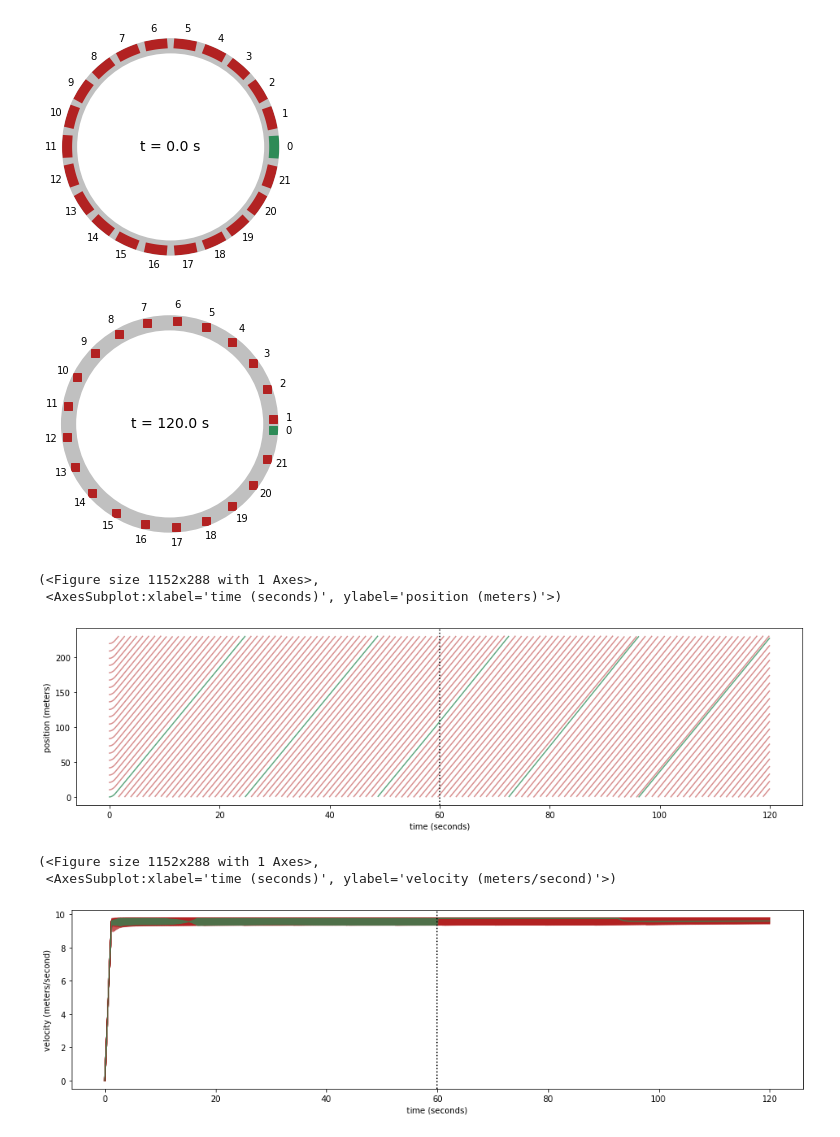
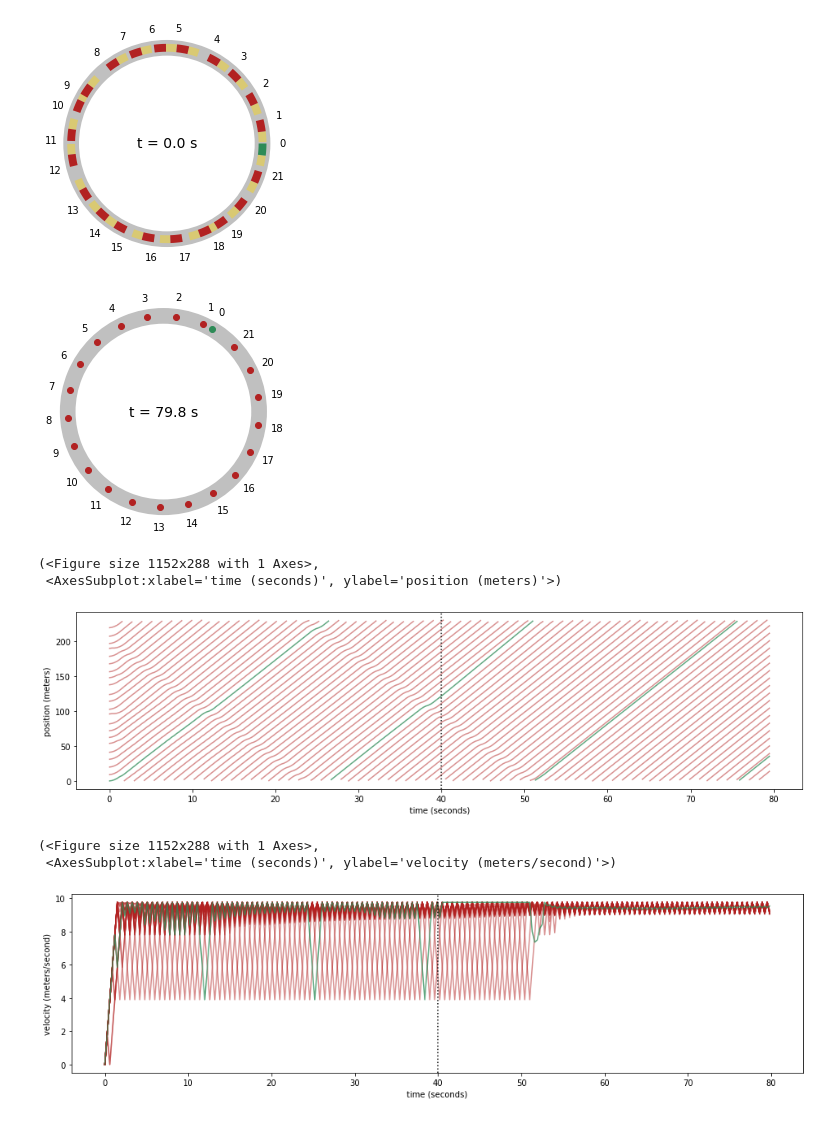
Before and after one commit to chickert/autonomous_vehicles, a Jupyter notebook: test1.ipynb, the cells around one changed output. Cells and saved outputs as stored; diff of their text form; code cells hidden in the pictures.

```diff
--- a/test1.ipynb
+++ b/test1.ipynb
@@ -14,11 +13,14 @@ import matplotlib.pyplot as plt
 # %%
 from structures import *
 # %%
+warnings.filterwarnings("ignore", category=UserWarning)
+
 env = RingRoad(
     num_vehicles = 22,
     ring_length = 230.0,
-    starting_noise = 0.50,
-    temporal_res = 0.1,
+    starting_noise = 4.0,
+    temporal_res = 0.3,
+    av_activate= 40,
     seed = 286,
 )
-env.run(steps=int(120/env.dt))
+env.run(steps=int(80/env.dt))
@@ -25,21 +45,21 @@ env.run(steps=int(120/env.dt))
 # %%
-fig,ax = env.visualize(step=0, draw_cars_to_scale=True, label_step=True, label_cars=True)
+fig,ax = env.visualize(step=0, draw_cars_to_scale=True, draw_safety_buffer=True, label_step=True, label_cars=True)
 # fig,ax = env.visualize(step=1, draw_cars_to_scale=False, label_cars=True)
 # fig,ax = env.visualize(step=2, draw_cars_to_scale=False, label_cars=True)
 fig,ax = env.visualize(draw_cars_to_scale=False)  # Defaults to latest state.
 plt.show()
 # %% [output]
-[figure, old version]
+[figure, new version]
-[figure, old version]
+[figure, new version]
 # %%
 env.plot_positions()
 # %% [output]
 (<Figure size 1152x288 with 1 Axes>,
  <AxesSubplot:xlabel='time (seconds)', ylabel='position (meters)'>)
-[figure, old version]
+[figure, new version]
 # %%
 env.plot_velocities()
 # %% [output]
 (<Figure size 1152x288 with 1 Axes>,
  <AxesSubplot:xlabel='time (seconds)', ylabel='velocity (meters/second)'>)
-[figure, old version]
+[figure, new version]
```
Also changed, not shown: parts of 5 cells of this notebook.
